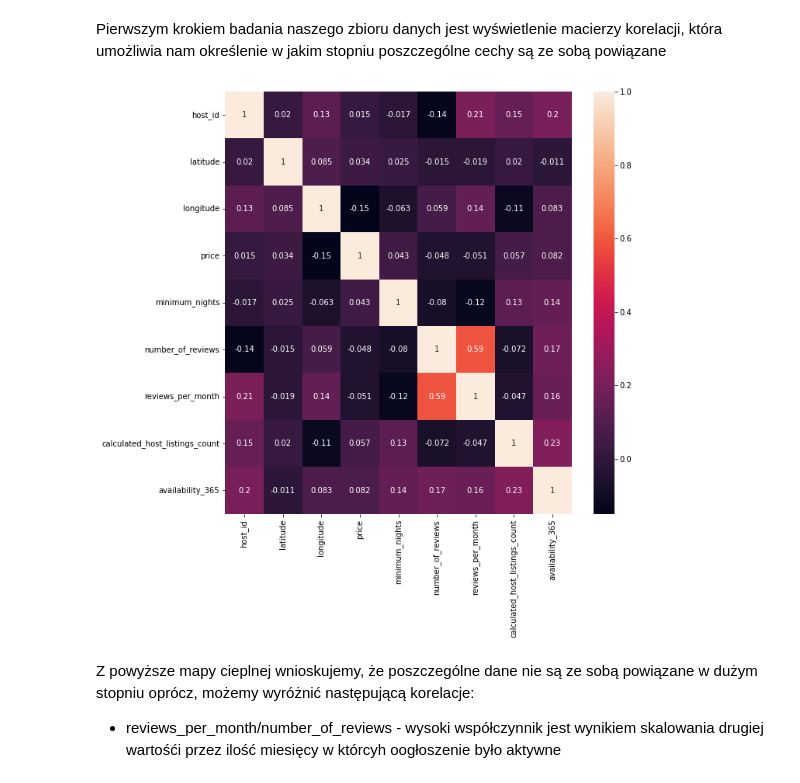
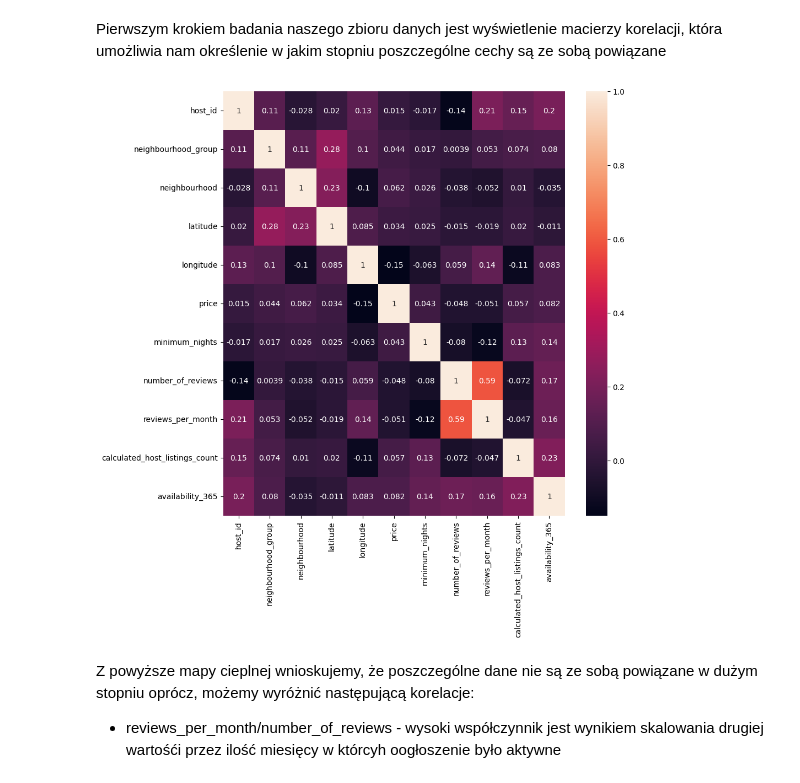
Before and after one commit to veern/Analiza-danych-airbnb, a Jupyter notebook: Analiza-Airbnb.ipynb, the cells around one changed output. Saved outputs shown, nothing was run; the diff lists cells and outputs as text; code cells hidden in the pictures.

Commit message:
Added label encoder for neigbourhood and neigh_group. Also created mappings of how to read it

```diff
--- a/Analiza-Airbnb.ipynb
+++ b/Analiza-Airbnb.ipynb
@@ -184,11 +185,17 @@ dtype: int64
 # Eksploracja i Wizualizacja danych
 # %% [markdown]
 Pierwszym krokiem badania naszego zbioru danych jest wyświetlenie macierzy korelacji, która umożliwia nam określenie w jakim stopniu poszczególne cechy są ze sobą powiązane
-# %%
-plt.figure(figsize=(10,10))
-ax = sns.heatmap(df.corr(),annot=True)
-# %% [output]
-[figure, removed]
+# %%
+label_encoder = preprocessing.LabelEncoder()
+hrabstwo = label_encoder.fit_transform(list(df["neighbourhood_group"]))
+hrabstwo_mapping = dict(zip(label_encoder.classes_, label_encoder.transform(label_encoder.classes_)))
+dzielnica = label_encoder.fit_transform(list(df["neighbourhood"]))
+dzielnica_mapping = dict(zip(label_encoder.classes_, label_encoder.transform(label_encoder.classes_)))
+df["neighbourhood_group"], df["neighbourhood"] = hrabstwo, dzielnica
+plt.figure(figsize=(10,10))
+ax = sns.heatmap(df.corr(),annot=True)
+# %% [output]
+[figure, added]
 # %% [markdown]
 Z powyższe mapy cieplnej wnioskujemy, że poszczególne dane nie są ze sobą powiązane w dużym stopniu oprócz, możemy wyróżnić następującą korelacje:
 
```
Also changed, not shown: parts of 13 cells of this notebook.
